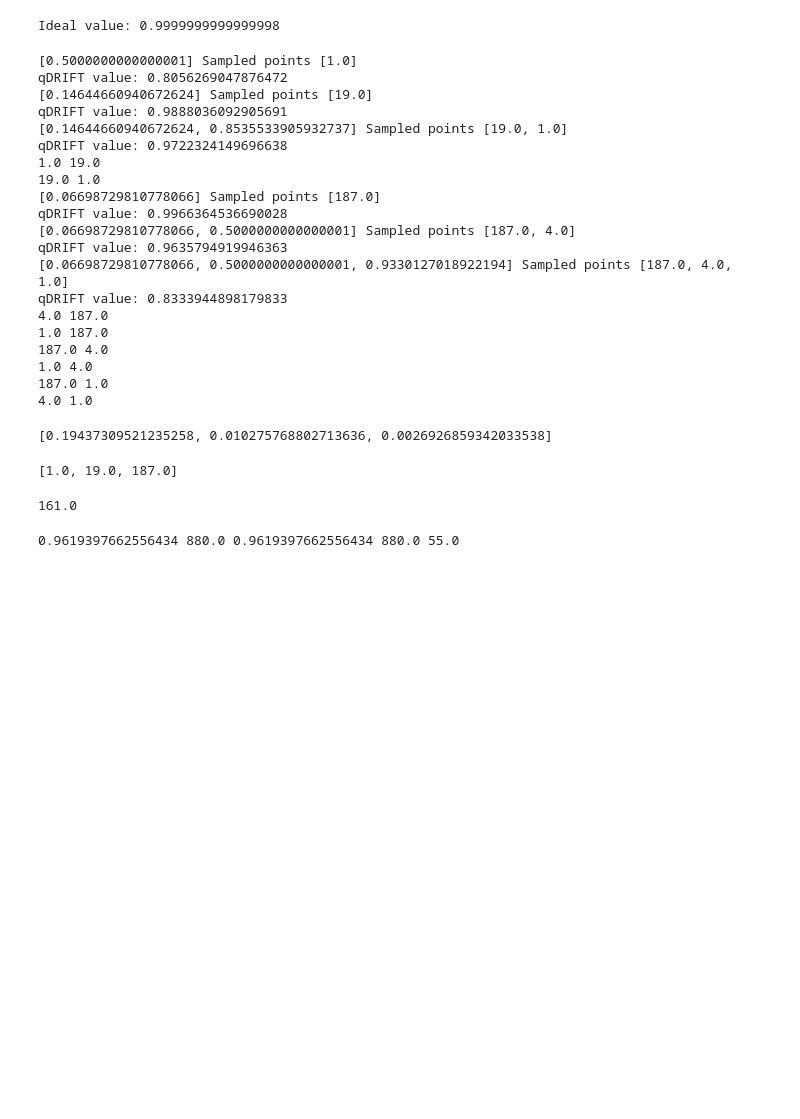
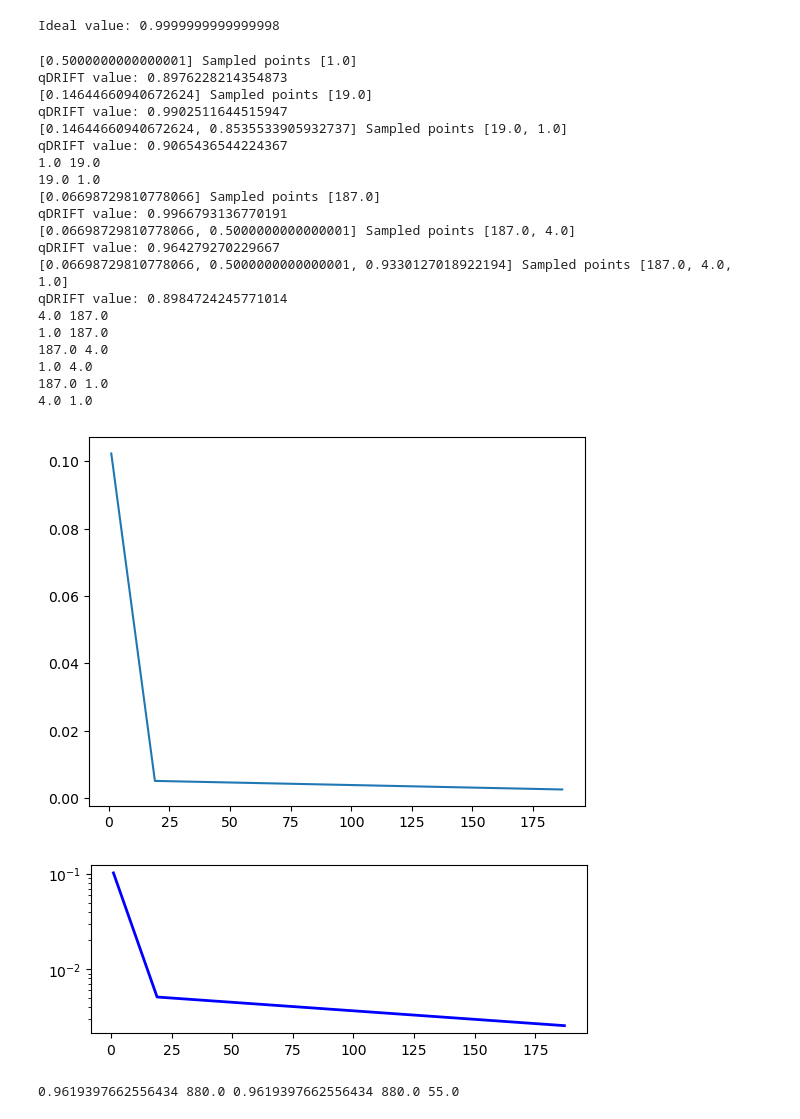
Before and after one commit to JamesDWatson/qFLO, a Jupyter notebook: qFLO_Implementation.ipynb, the cells around one changed output. Drawn from its saved outputs; the diff is of its cells as text; code cells hidden in the pictures; blank space fills up the shorter version.

Commit message:
Implemented graphs of error vs number of steps.

```diff
--- a/qFLO_Implementation.ipynb
+++ b/qFLO_Implementation.ipynb
@@ -758,10 +758,10 @@ lambda_param = cumulative_LiH_Hamiltonian[-1][0]
 
 ## Parameters to use.
 qubits = 4
-epsilon = 0.01
+epsilon = 0.001
 time    = 1
 #shot_no = 1/epsilon**2
-shot_no = 50
+shot_no = 1/epsilon**2
 s_min   = 1/np.ceil( 2*time**2*lambda_param**2/epsilon )
 observable = intialise_observable([{0: 'X', 2:'Z', 3:'Z'}, {1: 'X'}, {2:'X'},{3:'X'}, {3:'Z'}, {0:'Z', 1:'X'}], nqubits)
 state   = (1/np.sqrt(2))*np.array(sparse_bitstring([nqubits//2], nqubits))+ (1/np.sqrt(2))*np.array(sparse_bitstring([1], nqubits))
@@ -786,44 +786,43 @@ Ideal value: 0.9999999999999998
 error_array = []
 circuit_depth_array = []
 
-for order in range(1,max_order,1):
+for order in range(1,max_order):
     [LiH_qFLO_estimate, max_circuit_depth] = richardson_estimate(order, s_min, LiH_local_rep, state, time, observable, nqubits , shot_no, circuit_depth_flag=1)
     circuit_depth_array.append(max_circuit_depth)
     error = abs(perfect_val - LiH_qFLO_estimate)
     error_array.append(error)
 # %% [output]
 [0.5000000000000001] Sampled points [1.0]
-qDRIFT value: 0.8056269047876472
+qDRIFT value: 0.8976228214354873
 [0.14644660940672624] Sampled points [19.0]
-qDRIFT value: 0.9888036092905691
+qDRIFT value: 0.9902511644515947
 [0.14644660940672624, 0.8535533905932737] Sampled points [19.0, 1.0]
-qDRIFT value: 0.9722324149696638
+qDRIFT value: 0.9065436544224367
 1.0 19.0
 19.0 1.0
 [0.06698729810778066] Sampled points [187.0]
-qDRIFT value: 0.9966364536690028
+qDRIFT value: 0.9966793136770191
 [0.06698729810778066, 0.5000000000000001] Sampled points [187.0, 4.0]
-qDRIFT value: 0.9635794919946363
+qDRIFT value: 0.964279270229667
 [0.06698729810778066, 0.5000000000000001, 0.9330127018922194] Sampled points [187.0, 4.0, 1.0]
-qDRIFT value: 0.8333944898179833
+qDRIFT value: 0.8984724245771014
 4.0 187.0
 1.0 187.0
 187.0 4.0
 1.0 4.0
 187.0 1.0
 4.0 1.0
-# %%
-error_array
-# %% [output]
-[0.19437309521235258, 0.010275768802713636, 0.0026926859342033538]
-# %%
-circuit_depth_array
-# %% [output]
-[1.0, 19.0, 187.0]
 # %%
-np.ceil( 2*time**2*lambda_param**2/epsilon )
+import matplotlib.pyplot as plt
+
+fig = plt.plot(circuit_depth_array, error_array)  # Plot the chart
+fig = plt.figure()
+ax = fig.add_subplot(2,1,1)
+
+line, = ax.semilogy(circuit_depth_array,error_array, color='blue', lw=2)
 # %% [output]
-161.0
+[figure, added]
+[figure, added]
 # %%
 counter = 4
 order = 4
```
